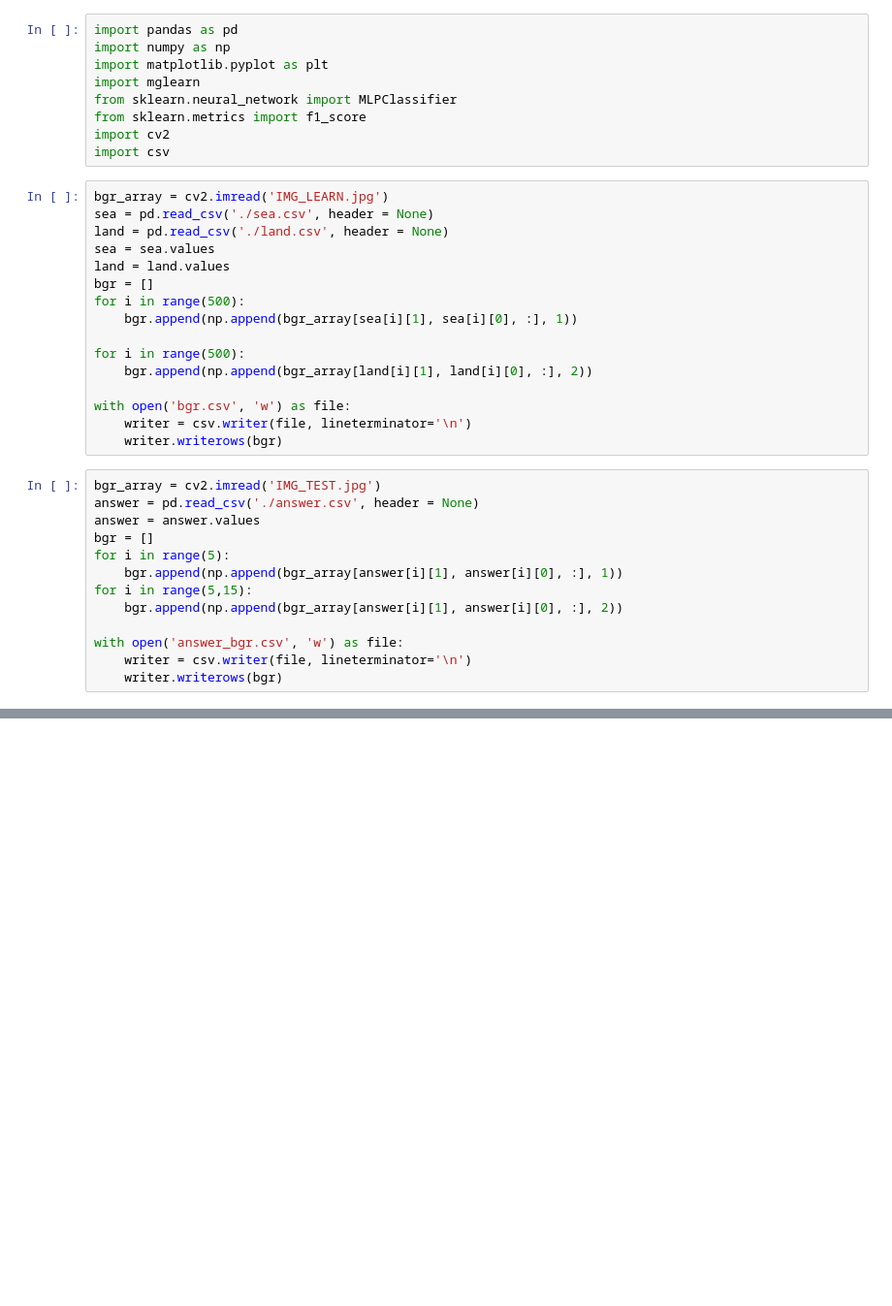
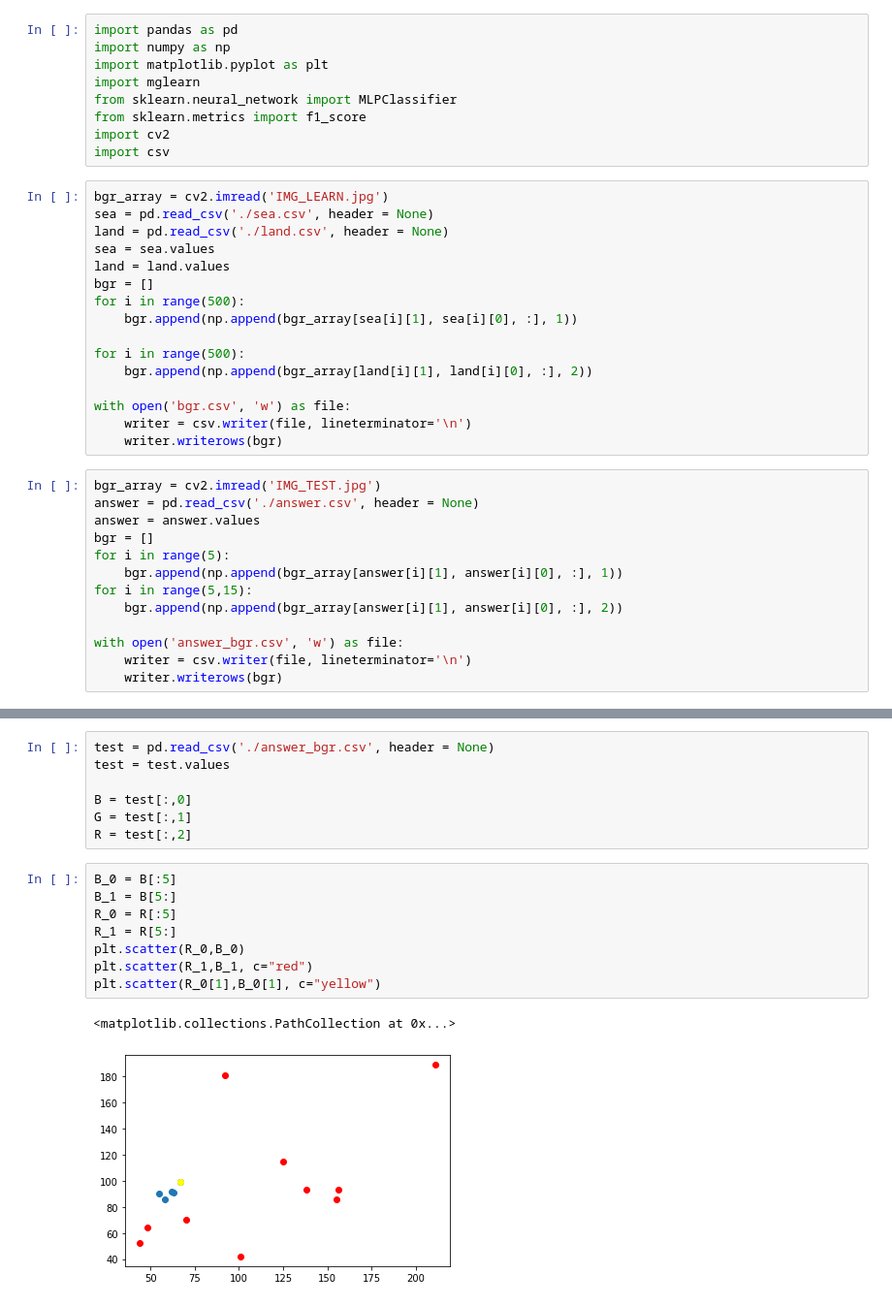
Before and after one commit to yattinda/scikit-learn, a Jupyter notebook: NN-picture/NN_picture.ipynb, the cells around one changed output, grey strips where cells are left out. Shown at 97% size. Cells and saved outputs as stored; diff of their text form; blank space fills up the shorter version.

```diff
--- a/NN-picture/NN_picture.ipynb
+++ b/NN-picture/NN_picture.ipynb
@@ -302,0 +370,18 @@ plt.plot(x_4, y_score_4)
+# %%
+test = pd.read_csv('./answer_bgr.csv', header = None)
+test = test.values
+
+B = test[:,0]
+G = test[:,1]
+R = test[:,2]
+# %%
+B_0 = B[:5]
+B_1 = B[5:]
+R_0 = R[:5]
+R_1 = R[5:]
+plt.scatter(R_0,B_0)
+plt.scatter(R_1,B_1, c="red")
+plt.scatter(R_0[1],B_0[1], c="yellow")
+# %% [output]
+<matplotlib.collections.PathCollection at 0x...>
+[figure, added]
```
Also changed, not shown: parts of 35 cells of this notebook.
